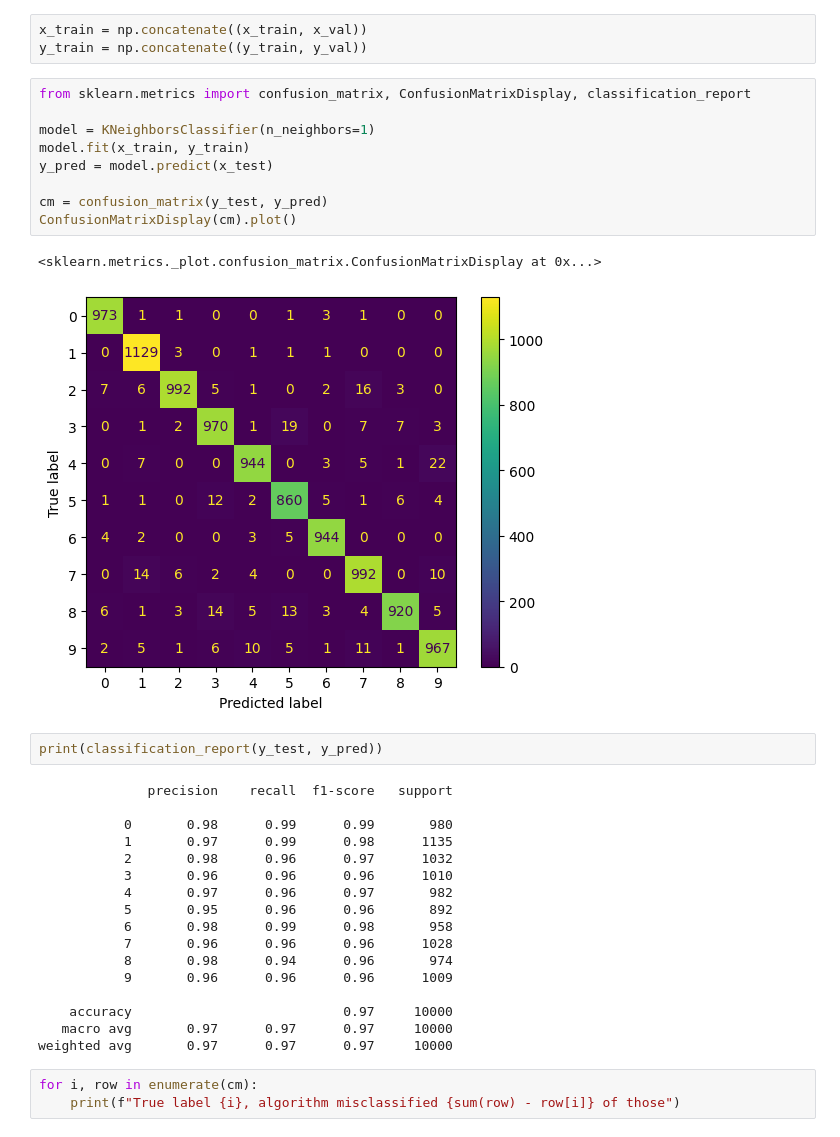
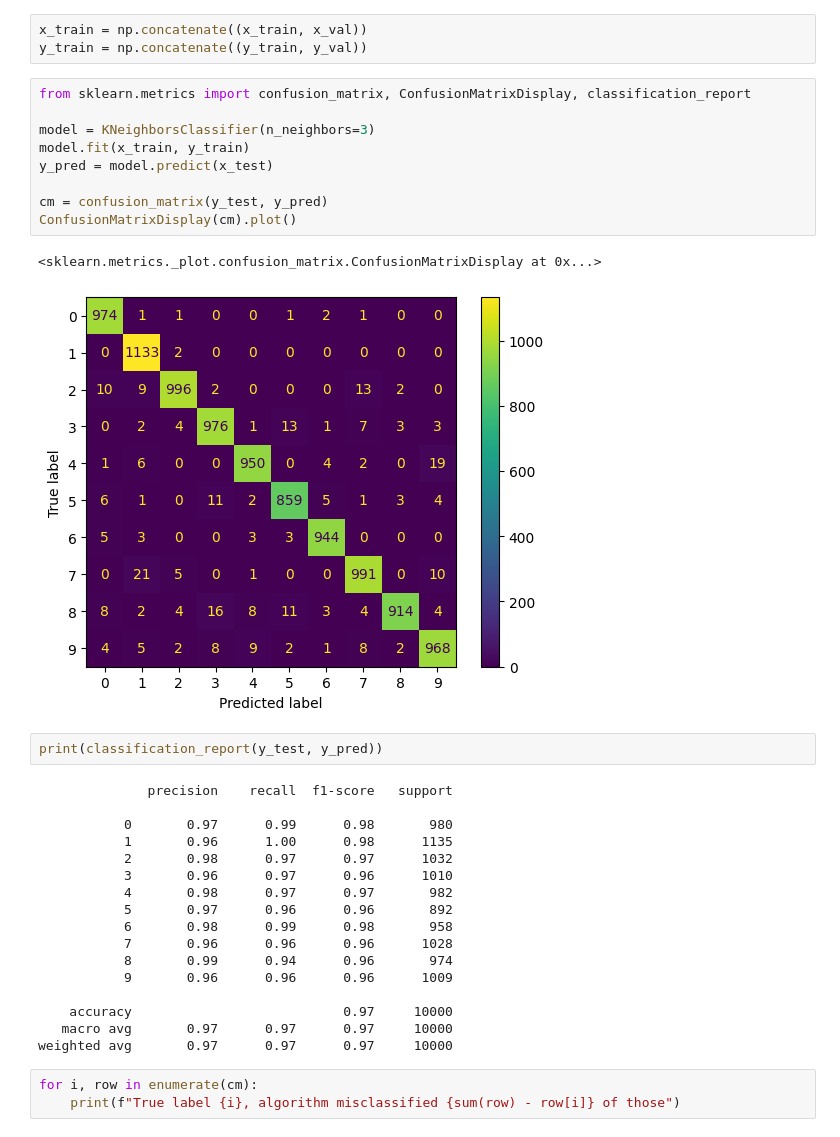
Before and after one commit to HakanAkerblom/Machine-learning-Hakan-Akerblom, a Jupyter notebook: Exercises/E05-k-NN.ipynb, the cells around one changed output. Saved outputs shown, nothing was run; the diff lists cells and outputs as text.

```diff
--- a/Exercises/E05-k-NN.ipynb
+++ b/Exercises/E05-k-NN.ipynb
@@ -128,29 +128,29 @@ y_train = np.concatenate((y_train, y_val))
 # %%
 from sklearn.metrics import confusion_matrix, ConfusionMatrixDisplay, classification_report
 
-model = KNeighborsClassifier(n_neighbors=1)
+model = KNeighborsClassifier(n_neighbors=3)
 model.fit(x_train, y_train)
 y_pred = model.predict(x_test)
 
 cm = confusion_matrix(y_test, y_pred)
 ConfusionMatrixDisplay(cm).plot()
 # %% [output]
 <sklearn.metrics._plot.confusion_matrix.ConfusionMatrixDisplay at 0x...>
-[figure, old version]
+[figure, new version]
 # %%
 print(classification_report(y_test, y_pred))
 # %% [output]
               precision    recall  f1-score   support
 
-           0       0.98      0.99      0.99       980
-           1       0.97      0.99      0.98      1135
-           2       0.98      0.96      0.97      1032
-           3       0.96      0.96      0.96      1010
-           4       0.97      0.96      0.97       982
-           5       0.95      0.96      0.96       892
+           0       0.97      0.99      0.98       980
+           1       0.96      1.00      0.98      1135
+           2       0.98      0.97      0.97      1032
+           3       0.96      0.97      0.96      1010
+           4       0.98      0.97      0.97       982
+           5       0.97      0.96      0.96       892
            6       0.98      0.99      0.98       958
            7       0.96      0.96      0.96      1028
-           8       0.98      0.94      0.96       974
+           8       0.99      0.94      0.96       974
            9       0.96      0.96      0.96      1009
 
     accuracy                           0.97     10000
```
Also changed, not shown: 3 other files.
